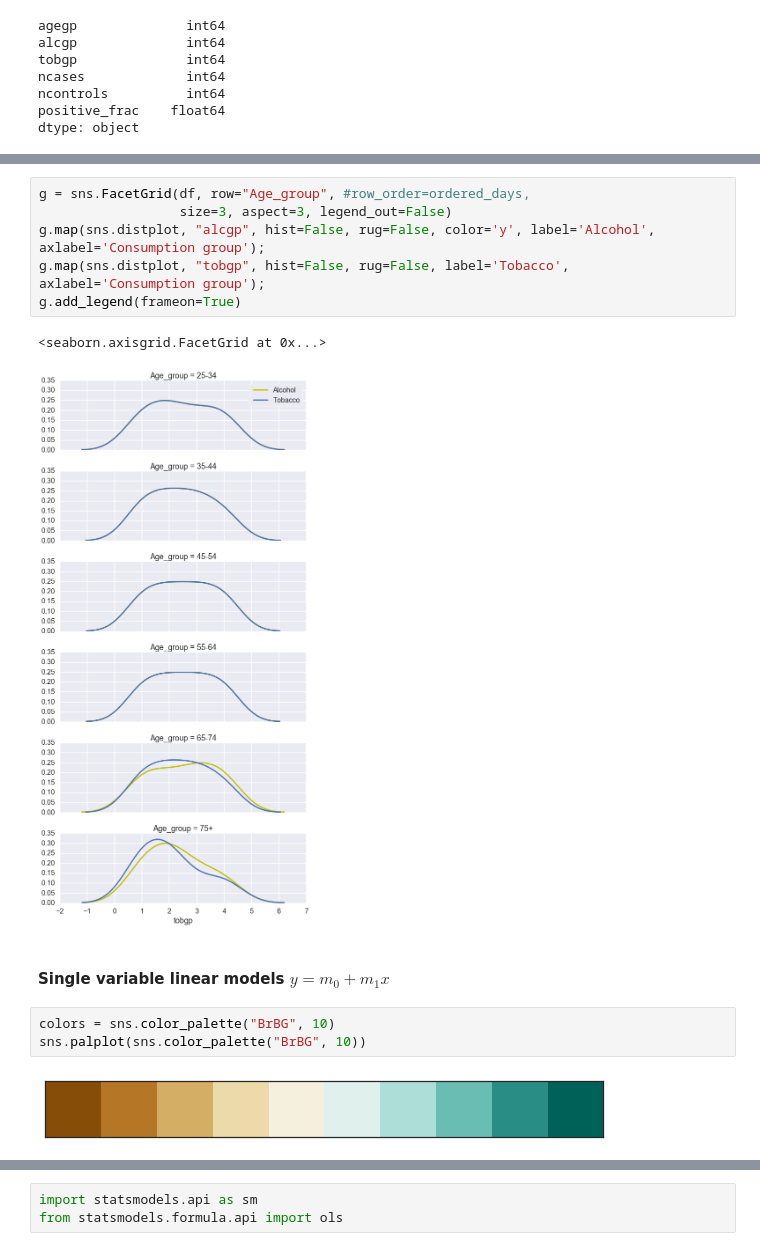
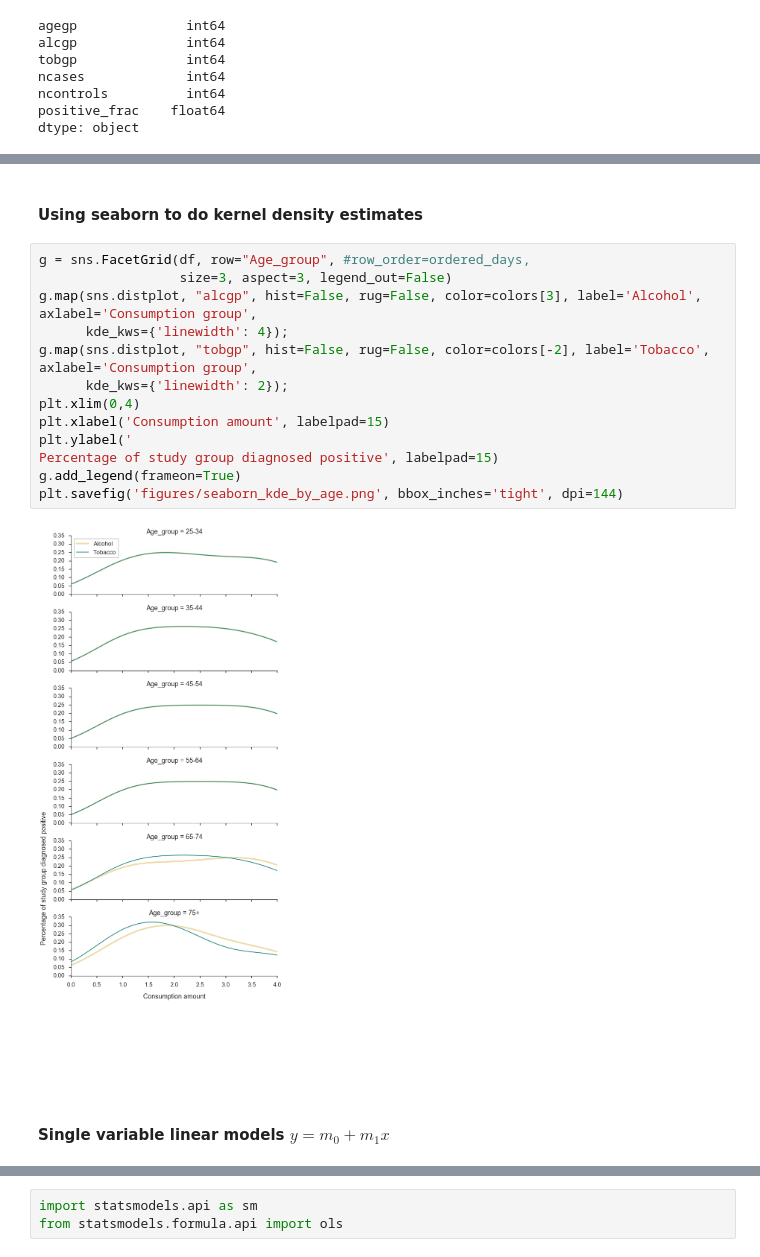
Before and after one commit to agalea91/esoph_linear_model, a Jupyter notebook: esoph_linear_model.ipynb, the cells around one changed output, grey strips where cells are left out. Saved outputs shown, nothing was run; the diff lists cells and outputs as text.

Commit message:
Save figures

```diff
--- a/esoph_linear_model.ipynb
+++ b/esoph_linear_model.ipynb
@@ -135,19 +143,21 @@ dtype: object
+# %% [markdown]
+#### Using seaborn to do kernel density estimates
 # %%
 g = sns.FacetGrid(df, row="Age_group", #row_order=ordered_days,
                   size=3, aspect=3, legend_out=False)
-g.map(sns.distplot, "alcgp", hist=False, rug=False, color='y', label='Alcohol', axlabel='Consumption group');
-g.map(sns.distplot, "tobgp", hist=False, rug=False, label='Tobacco', axlabel='Consumption group');
+g.map(sns.distplot, "alcgp", hist=False, rug=False, color=colors[3], label='Alcohol', axlabel='Consumption group',
+      kde_kws={'linewidth': 4});
+g.map(sns.distplot, "tobgp", hist=False, rug=False, color=colors[-2], label='Tobacco', axlabel='Consumption group',
+      kde_kws={'linewidth': 2});
+plt.xlim(0,4)
+plt.xlabel('Consumption amount', labelpad=15)
+plt.ylabel('                                                                           Percentage of study group diagnosed positive', labelpad=15)
 g.add_legend(frameon=True)
+plt.savefig('figures/seaborn_kde_by_age.png', bbox_inches='tight', dpi=144)
 # %% [output]
-<seaborn.axisgrid.FacetGrid at 0x...>
-[figure, old version]
+[figure, new version]
 # %% [markdown]
 #### Single variable linear models $y = m_0 + m_1 x$
-# %%
-colors = sns.color_palette("BrBG", 10)
-sns.palplot(sns.color_palette("BrBG", 10))
-# %% [output]
-[figure, removed]
 # %%
 sns.set_style('ticks')
 #plt.scatter(list(df.Age_group_i), list(df.positive_frac),
```
Also changed, not shown: parts of 14 cells of this notebook.
